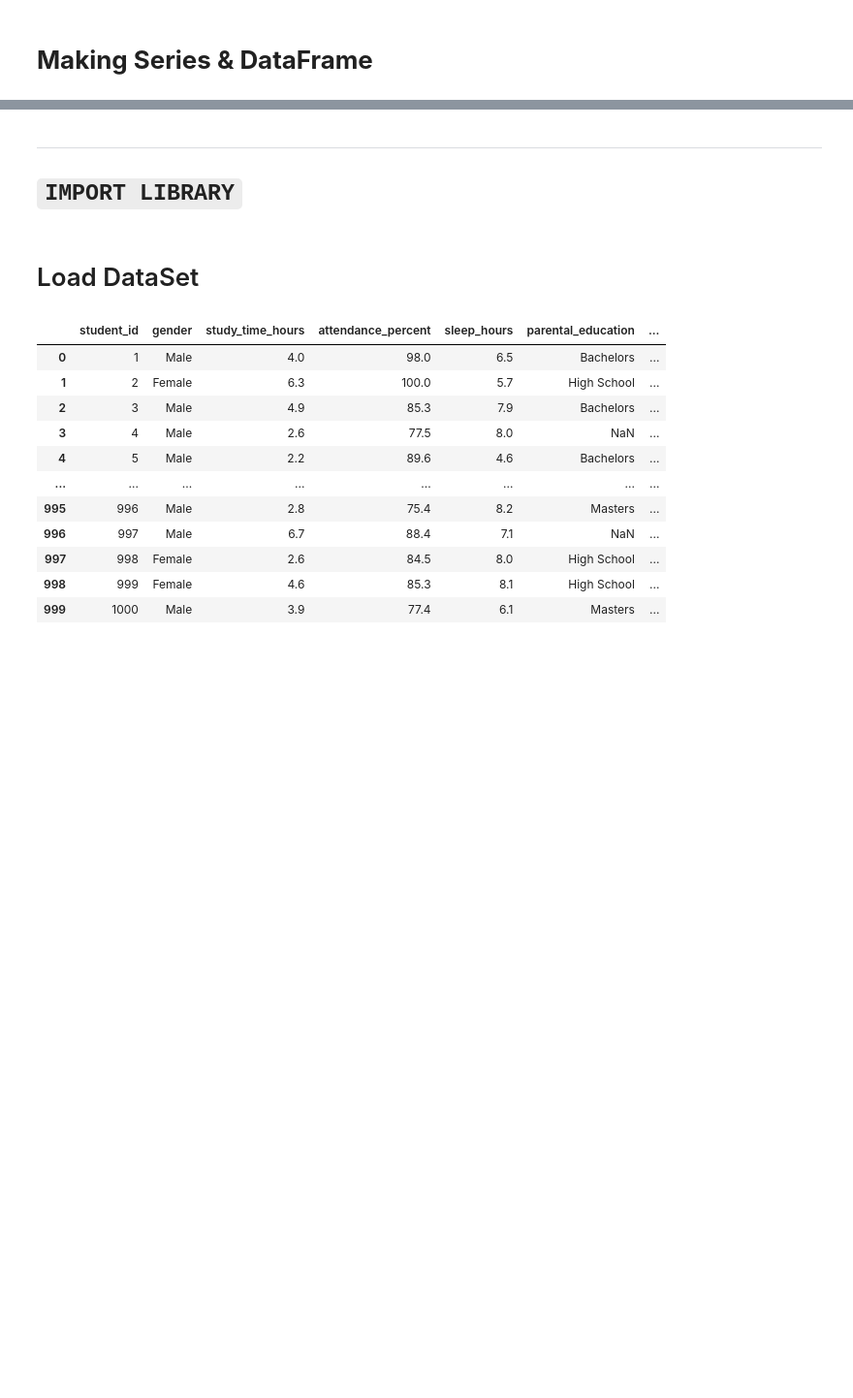
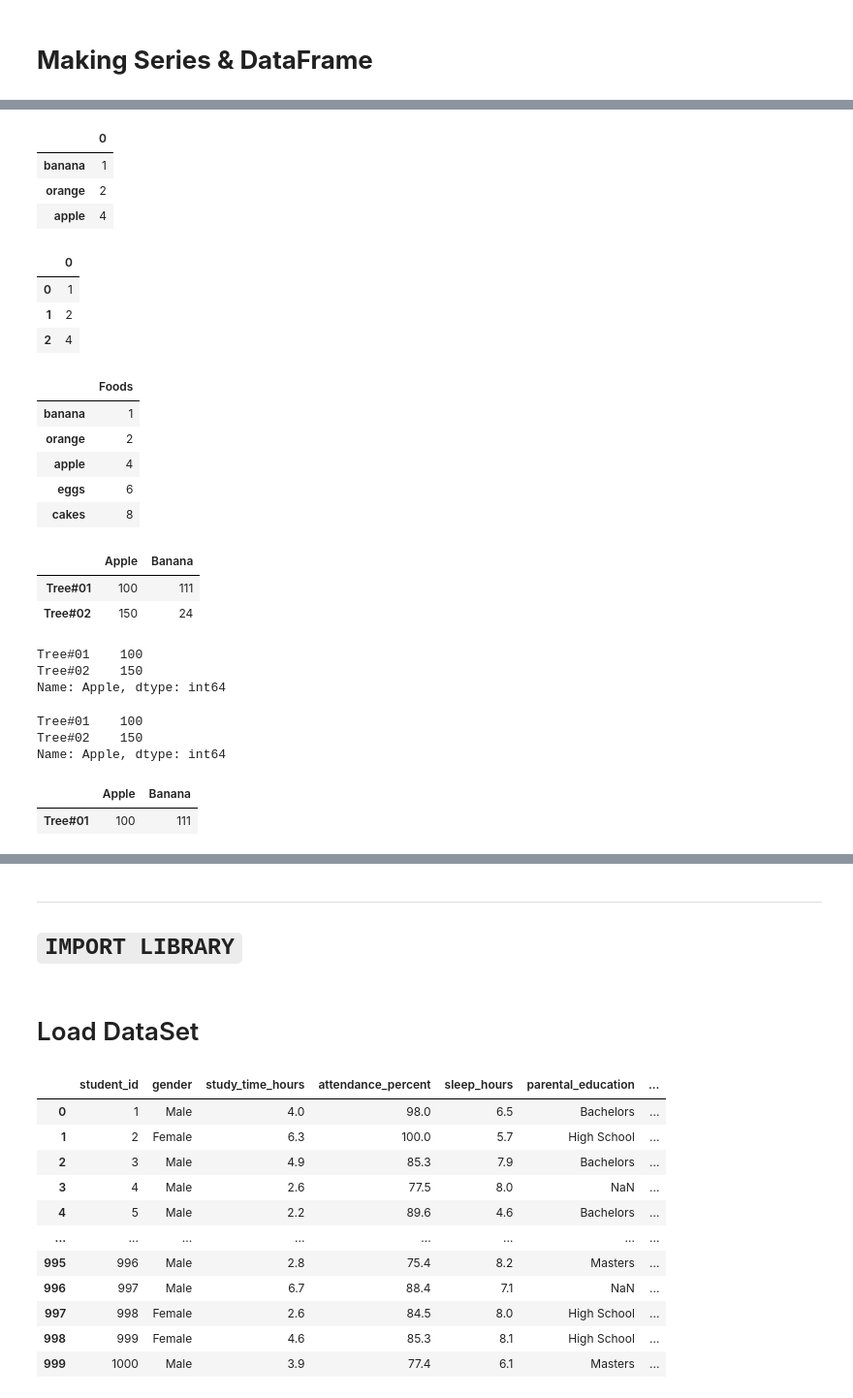
Before and after one commit to Shaikh-Hafiz-Yahya/AI_Road_Map_2026, a Jupyter notebook: Module04_Pandas/Lecture01.ipynb, the cells around one changed output, grey strips where cells are left out. Shown at 97% size. Cells and saved outputs as stored; diff of their text form; code cells hidden in the pictures; blank space fills up the shorter version.

```diff
--- a/Module04_Pandas/Lecture01.ipynb
+++ b/Module04_Pandas/Lecture01.ipynb
@@ -4,0 +136,65 @@ import pandas as pd
+# %%
+df2['banana':'apple']
+# %% [output]
+|  | 0 |
+| banana | 1 |
+| orange | 2 |
+| apple | 4 |
+# %%
+df[0:3]
+# %% [output]
+|  | 0 |
+| 0 | 1 |
+| 1 | 2 |
+| 2 | 4 |
+# %%
+df2 = pd.DataFrame(
+
+    [1 , 2 , 4 , 6 , 8 ],
+    index=['banana' , 'orange' , 'apple' , 'eggs' , 'cakes'],
+    columns=['Foods']
+
+    )
+
+df2
+# %% [output]
+|  | Foods |
+| banana | 1 |
+| orange | 2 |
+| apple | 4 |
+| eggs | 6 |
+| cakes | 8 |
+# %%
+df3 = pd.DataFrame(
+
+    {
+        'Apple':[100 , 150],
+        'Banana':[111 , 24]
+
+    },
+    index=['Tree#01' , 'Tree#02']
+
+)
+
+df3
+# %% [output]
+|  | Apple | Banana |
+| Tree#01 | 100 | 111 |
+| Tree#02 | 150 | 24 |
+# %%
+df3.Apple
+# %% [output]
+Tree#01    100
+Tree#02    150
+Name: Apple, dtype: int64
+# %%
+df3['Apple']
+# %% [output]
+Tree#01    100
+Tree#02    150
+Name: Apple, dtype: int64
+# %%
+df3['Tree#01':'Tree#01']
+# %% [output]
+|  | Apple | Banana |
+| Tree#01 | 100 | 111 |
```
Also changed, not shown: parts of 24 cells of this notebook.
